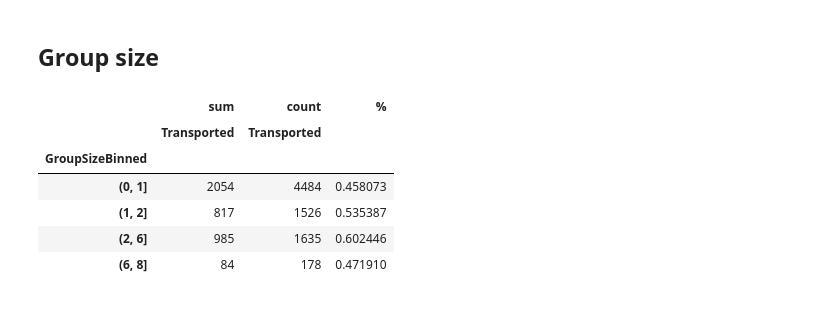
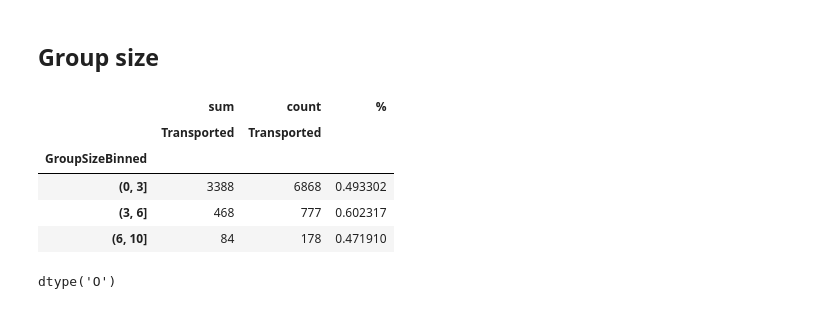
Before and after one commit to PashaIanko/Kaggle.Spaceship-Titanic, a Jupyter notebook: 1_data_exploration.ipynb, the cells around one changed output. Saved outputs shown, nothing was run; the diff lists cells and outputs as text; code cells hidden in the pictures.

```diff
--- a/1_data_exploration.ipynb
+++ b/1_data_exploration.ipynb
@@ -1126,3 +1123,18 @@ df_exploration.TotalSpendPerGroup.hist(bins=30)
 # %% [output]
 <matplotlib.axes._subplots.AxesSubplot at 0x...>
 [figure]
+# %%
+N_QUANTILES = 3
+df_exploration['TotalSpendPerGroupCat'] = pd.qcut(
+    df_exploration['TotalSpendPerGroup'],
+    q=N_QUANTILES,
+    duplicates='drop'
+    # labels=
+)
+
+prepare_pivot_table(
+    df_exploration,
+    ['Transported'],
+    ['TotalSpendPerGroupCat'],
+    ['sum', 'count']
+)
@@ -1185,23 +1221,26 @@ Name: AgeGroup, dtype: int64
 # %%
 df_exploration['GroupSizeBinned'] = pd.cut(
     df_exploration['GroupSize'],
     # q=N_QUANTILES,
-    bins=[0, 1, 2, 6, 8],
+    bins=[0, 3, 6, 10],
     duplicates='drop'
     # labels=[i for i in range(N_QUANTILES)]
 )
 
 prepare_pivot_table(
     df_exploration,
     values_=['Transported'],
     index_=['GroupSizeBinned'],
     aggfunc_=['sum', 'count'],
 )
 # %% [output]
 |  | sum | count | % |
 |  | Transported | Transported |  |
 | GroupSizeBinned |  |  |  |
-| (0, 1] | 2054 | 4484 | 0.458073 |
-| (1, 2] | 817 | 1526 | 0.535387 |
-| (2, 6] | 985 | 1635 | 0.602446 |
-| (6, 8] | 84 | 178 | 0.471910 |
+| (0, 3] | 3388 | 6868 | 0.493302 |
+| (3, 6] | 468 | 777 | 0.602317 |
+| (6, 10] | 84 | 178 | 0.471910 |
+# %%
+df_exploration['Name'].dtype
+# %% [output]
+dtype('O')
```
Also changed, not shown: parts of 11 cells of this notebook.
